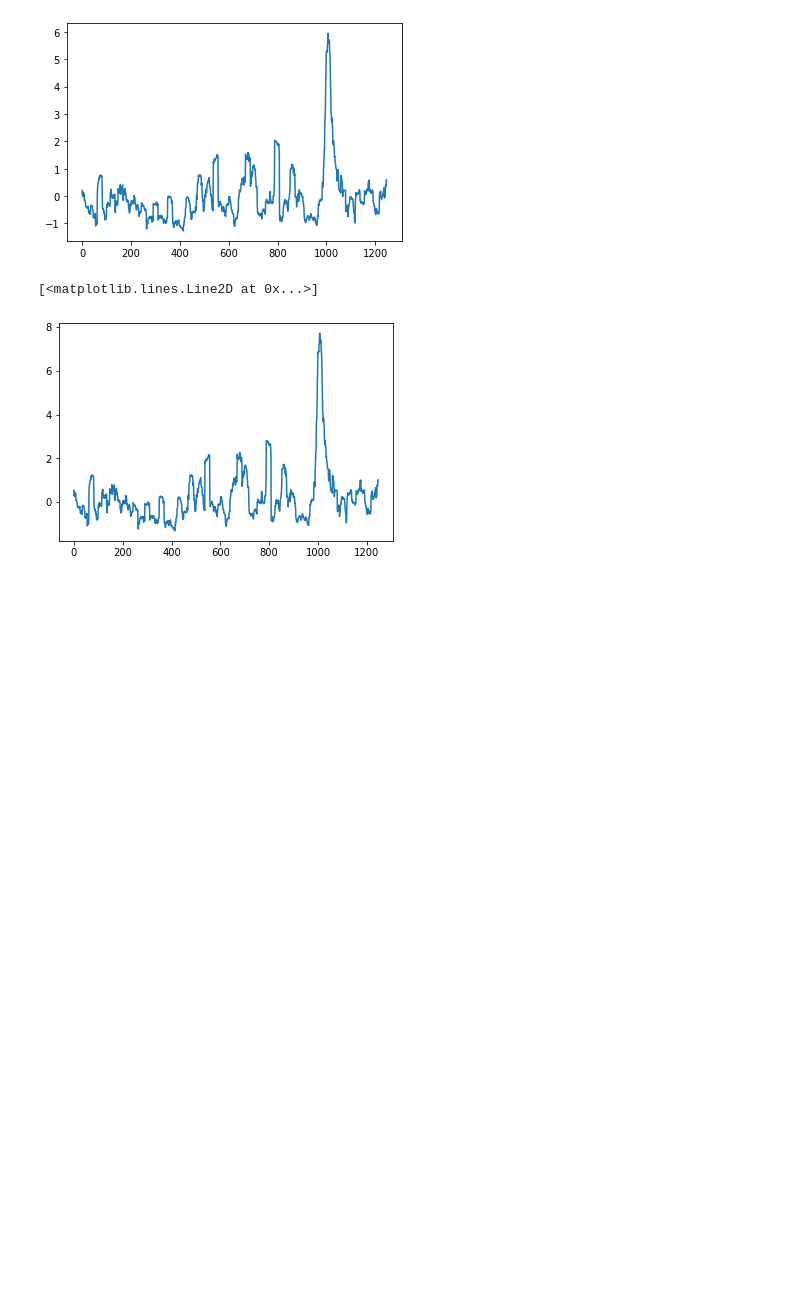
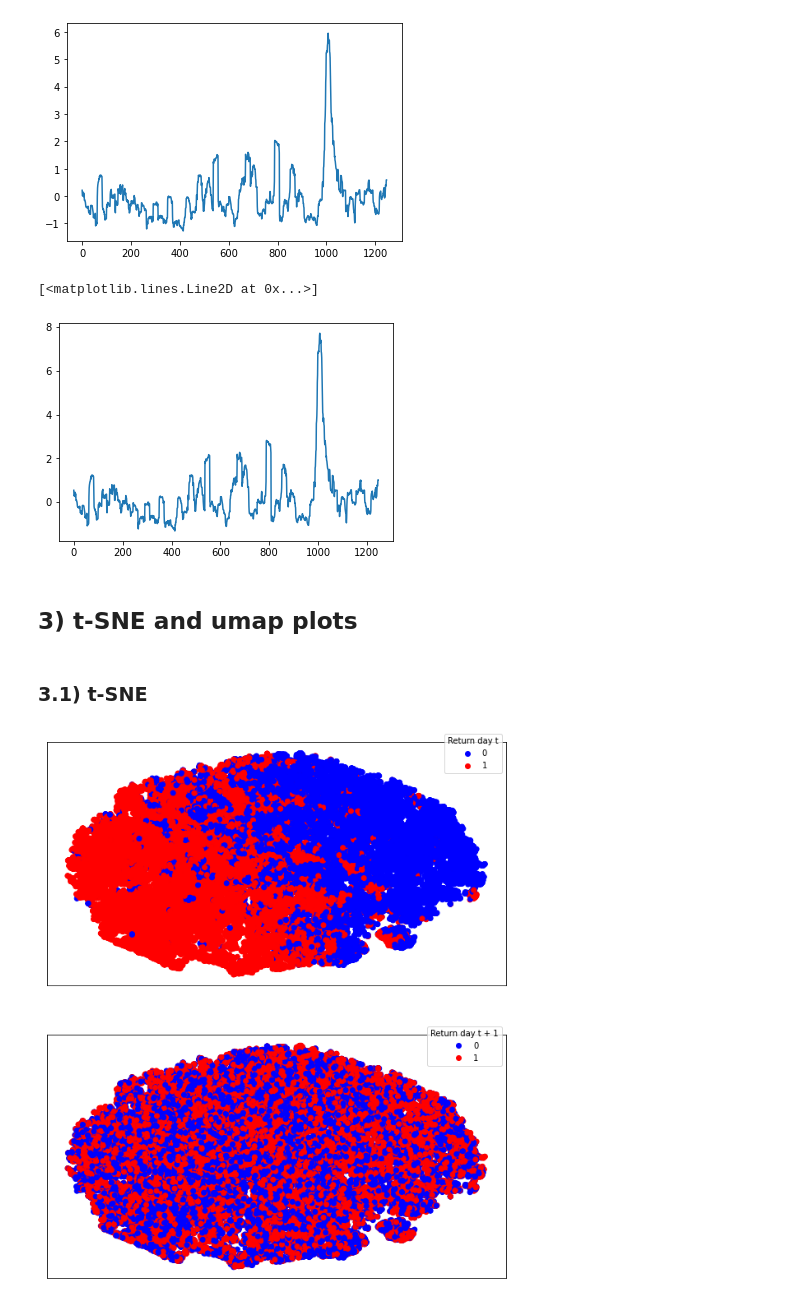
Before and after one commit to metodmove/finTDPSOM, a Jupyter notebook: notebooks/finance_date.ipynb, the cells around one changed output. Cells and saved outputs as stored; diff of their text form; code cells hidden in the pictures; blank space fills up the shorter version.

```diff
--- a/notebooks/finance_date.ipynb
+++ b/notebooks/finance_date.ipynb
@@ -46,7 +51,7 @@ def compute_finance_labels(df, shift=1):
 
     return df, nr_labels
 # %%
-def get_data_finance(path="../data/yf_basic_price_features.p", N_train=400, T=144):
+def get_data_finance(path="../data/yf_basic_price_features.p", N_train=400, T=144, scale_fin_data=StandardScaler()):
 
     data = pickle.load(open(path,'rb'))
 
@@ -54,11 +59,20 @@ def get_data_finance(path="../data/yf_basic_price_features.p", N_train=400, T=14
     train_companies = random.sample(list(data.keys()), N_train)
     eval_companies = [x for x in list(data.keys()) if x not in train_companies]
 
+    # [16.3.] excluding BIIB for now in order to avoid nan loss
+    train_companies.remove("BIIB")
+
     train_data, train_labels = [], []
     for i, comp in enumerate(train_companies):
         # print(i, comp)
         data_comp, nr_labels = compute_finance_labels(data[comp])
-        train_data.append(data_comp.iloc[-T:, :-nr_labels].values)
+
+        if scale_fin_data:
+            train_data_comp = scale_fin_data.fit_transform(data_comp.iloc[-T:, :-nr_labels].values)
+        else:
+            train_data_comp = data_comp.iloc[-T:, :-nr_labels].values
+
+        train_data.append(train_data_comp)
         train_labels.append(data_comp.iloc[-T:, -nr_labels:].values)
     train_data = np.stack(train_data)
     train_labels = np.stack(train_labels)
@@ -66,7 +80,13 @@ def get_data_finance(path="../data/yf_basic_price_features.p", N_train=400, T=14
     eval_data, eval_labels = [], []
     for comp in eval_companies:
         data_comp, nr_labels = compute_finance_labels(data[comp])
-        eval_data.append(data_comp.iloc[-T:, :-nr_labels].values)
+
+        if scale_fin_data:
+            eval_data_comp = scale_fin_data.fit_transform(data_comp.iloc[-T:, :-nr_labels].values)
+        else:
+            eval_data_comp = data_comp.iloc[-T:, :-nr_labels].values
+
+        eval_data.append(eval_data_comp)
         eval_labels.append(data_comp.iloc[-T:, -nr_labels:].values)
     eval_data = np.stack(eval_data)
     eval_labels = np.stack(eval_labels)
@@ -235,3 +253,5 @@ plt.plot(RobustScaler().fit_transform(np.reshape(data_dict["A"]["volatility_20"]
 # %% [output]
 [<matplotlib.lines.Line2D at 0x...>]
 [figure]
+# %% [markdown]
+## 3) t-SNE and umap plots
@@ -237,0 +313,11 @@ plt.plot(RobustScaler().fit_transform(np.reshape(data_dict["A"]["volatility_20"]
+# %% [markdown]
+### 3.1) t-SNE
+# %%
+a, b, c, d = get_data_finance()
+a = np.reshape(a, (-1, 7))
+# %%
+a_2d = TSNE(n_components=2).fit_transform(a)
+# %%
+plot_latents_angles_digits(a_2d, np.reshape(c, (-1, 2)))
+# %% [output]
+[figure, added]
```
Also changed, not shown: parts of 13 cells of this notebook, 4 other files.
